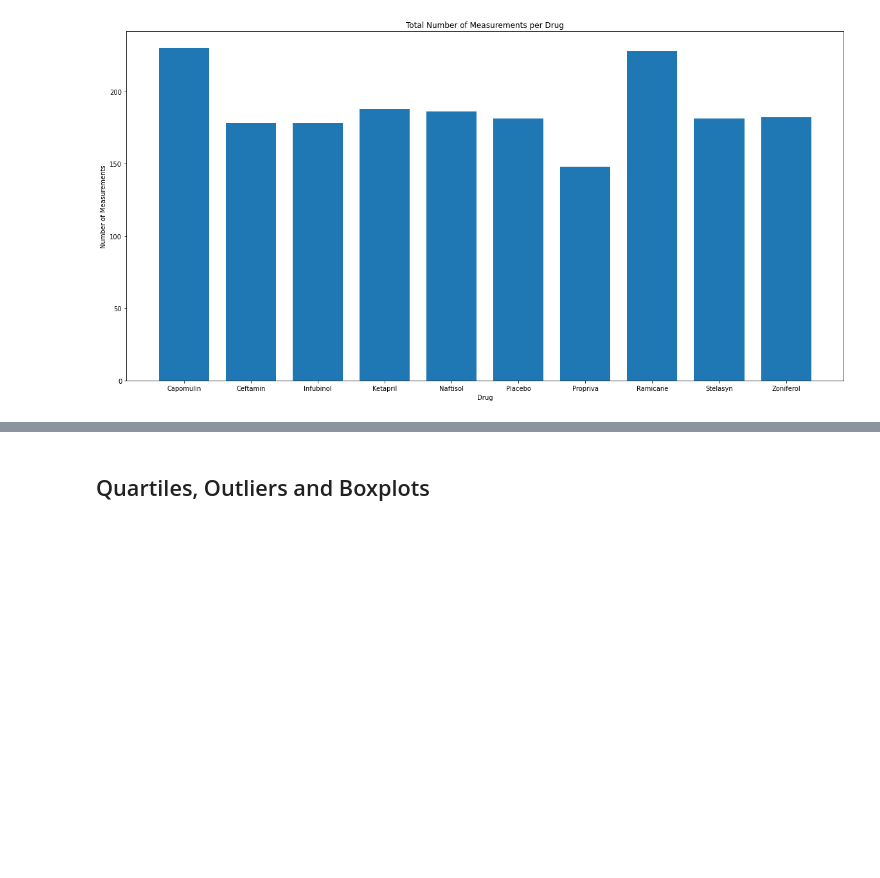
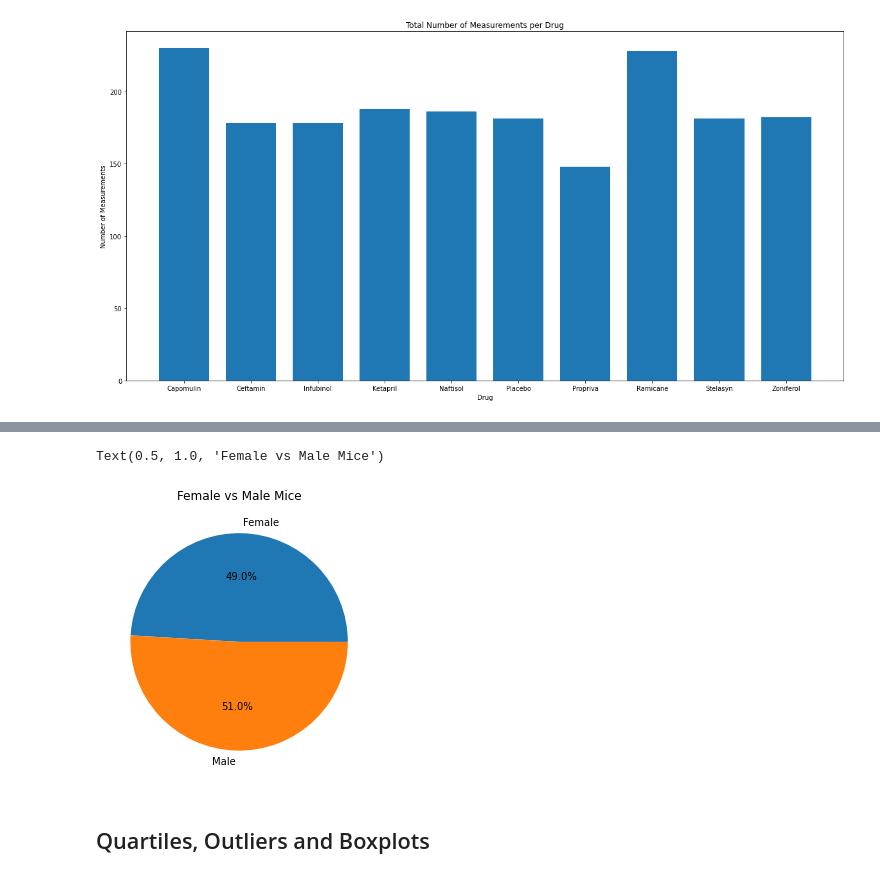
Before and after one commit to NateWitte/matplotlib-challenge, a Jupyter notebook: pymaceuticals_Witte.ipynb, the cells around one changed output, grey strips where cells are left out. Drawn from its saved outputs; the diff is of its cells as text; code cells hidden in the pictures; blank space fills up the shorter version.

```diff
--- a/pymaceuticals_Witte.ipynb
+++ b/pymaceuticals_Witte.ipynb
@@ -164,5 +163,14 @@ gender_counts.count()
 # %%
 # Generate a pie plot showing the distribution of female versus male mice using pyplot
+gender_counts=clean_df.groupby("Sex")["Mouse ID"]
+y_axis=gender_counts.count()
+x_axis=clean_df.groupby("Sex").count().index.to_list()
+pyplotpie = plt.figure(figsize=(5,5))
+plt.pie(y_axis,labels=x_axis, autopct = "%1.1f%%")
+plt.title("Female vs Male Mice")
+# %% [output]
+Text(0.5, 1.0, 'Female vs Male Mice')
+[figure, added]
 # %% [markdown]
 ## Quartiles, Outliers and Boxplots
 # %%
```
Also changed, not shown: parts of 1 cell of this notebook.
